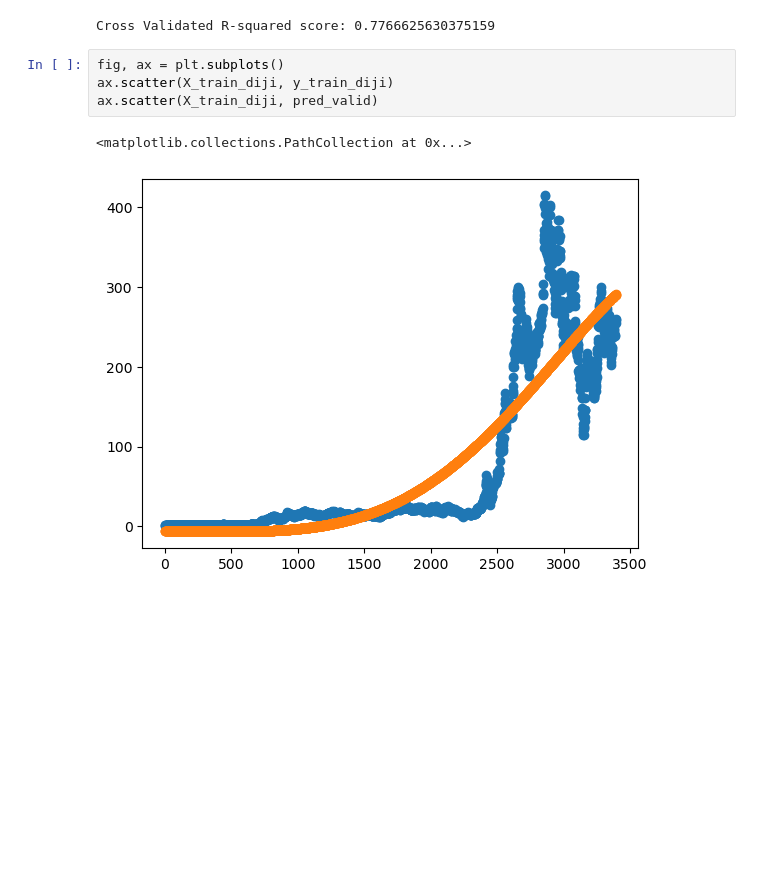
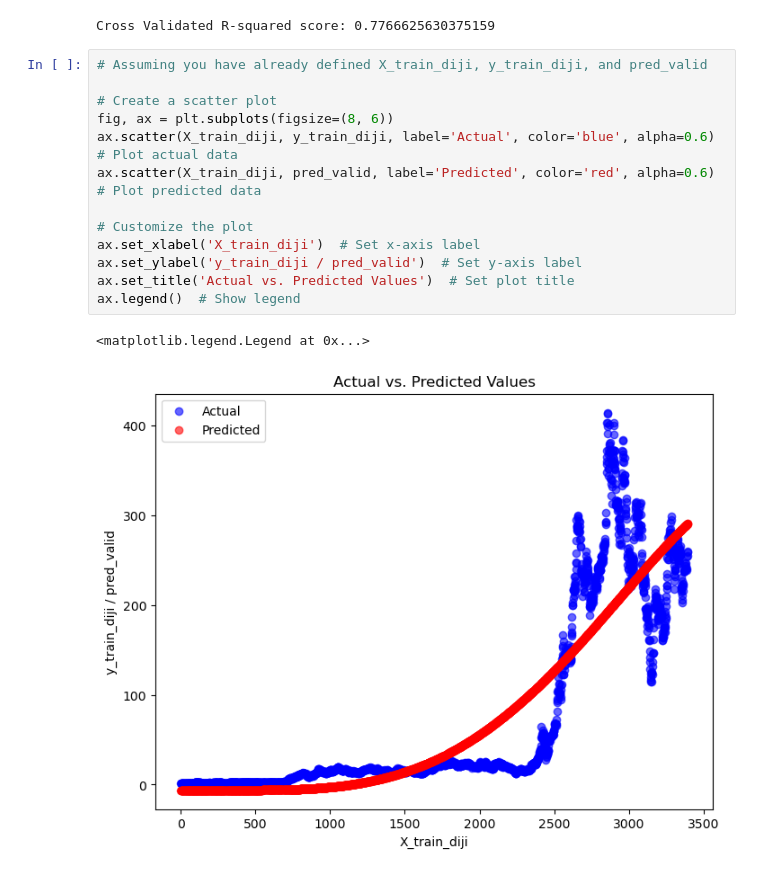
Before and after one commit to code4ry/FinRL-RegressionModels, a Jupyter notebook: Learning Models/Bayesian Regression/create_data.ipynb, the cells around one changed output. Cells and saved outputs as stored; diff of their text form; blank space fills up the shorter version.

```diff
--- a/Learning Models/Bayesian Regression/create_data.ipynb
+++ b/Learning Models/Bayesian Regression/create_data.ipynb
@@ -281,10 +281,19 @@ valid_r2 = r2_score(y_train_diji, pred_valid)
 print("Cross Validated R-squared score:", valid_r2)
 # %% [output]
 Cross Validated R-squared score: 0.7766625630375159
-# %%
-fig, ax = plt.subplots()
-ax.scatter(X_train_diji, y_train_diji)
-ax.scatter(X_train_diji, pred_valid)
-# %% [output]
-<matplotlib.collections.PathCollection at 0x...>
-[figure, removed]
+# %%
+# Assuming you have already defined X_train_diji, y_train_diji, and pred_valid
+
+# Create a scatter plot
+fig, ax = plt.subplots(figsize=(8, 6))
+ax.scatter(X_train_diji, y_train_diji, label='Actual', color='blue', alpha=0.6)  # Plot actual data
+ax.scatter(X_train_diji, pred_valid, label='Predicted', color='red', alpha=0.6)  # Plot predicted data
+
+# Customize the plot
+ax.set_xlabel('X_train_diji')  # Set x-axis label
+ax.set_ylabel('y_train_diji / pred_valid')  # Set y-axis label
+ax.set_title('Actual vs. Predicted Values')  # Set plot title
+ax.legend()  # Show legend
+# %% [output]
+<matplotlib.legend.Legend at 0x...>
+[figure, added]
```
Also changed, not shown: 5 other files.
